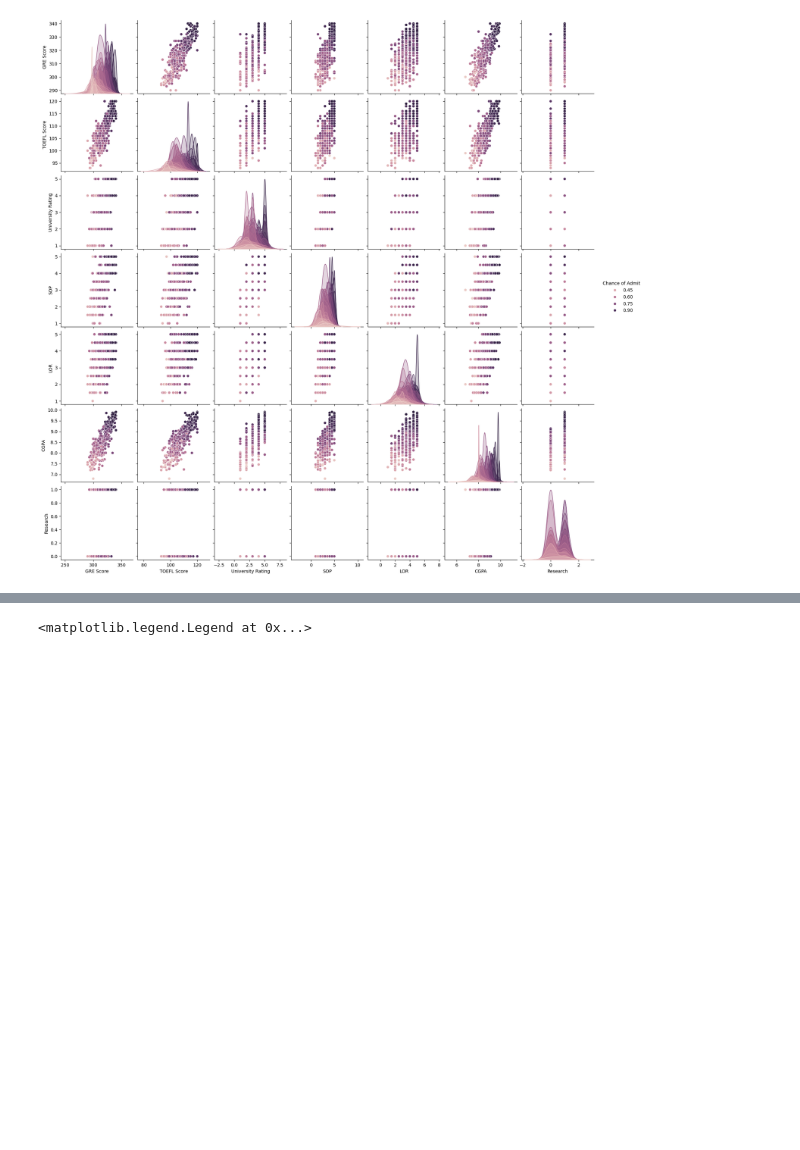
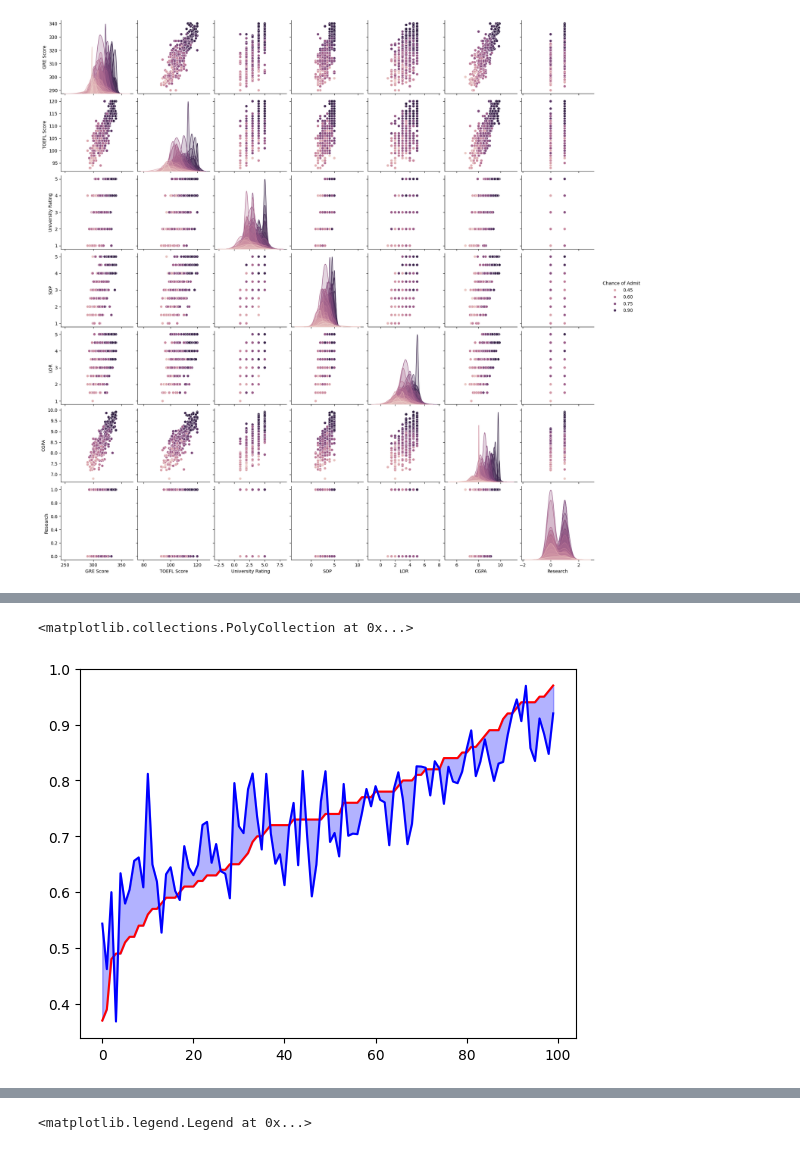
Before and after one commit to Vincent-devSG/DIDL, a Jupyter notebook: projects/linear_regression/part1/training.ipynb, the cells around one changed output, grey strips where cells are left out. Saved outputs shown, nothing was run; the diff lists cells and outputs as text; code cells hidden in the pictures; blank space fills up the shorter version.

```diff
--- a/projects/linear_regression/part1/training.ipynb
+++ b/projects/linear_regression/part1/training.ipynb
@@ -188,0 +187,8 @@ plt.plot(y_hat_hat, 'bo')
+# %%
+# make a ribbon plot of expected values
+plt.plot(y_test_sorted, 'r')
+plt.plot(y_hat_hat, 'b')
+plt.fill_between(np.arange(len(y_test)), y_test_sorted, y_hat_hat, color='blue', alpha=0.3)
+# %% [output]
+<matplotlib.collections.PolyCollection at 0x...>
+[figure, added]
```
Also changed, not shown: parts of 8 cells of this notebook.
